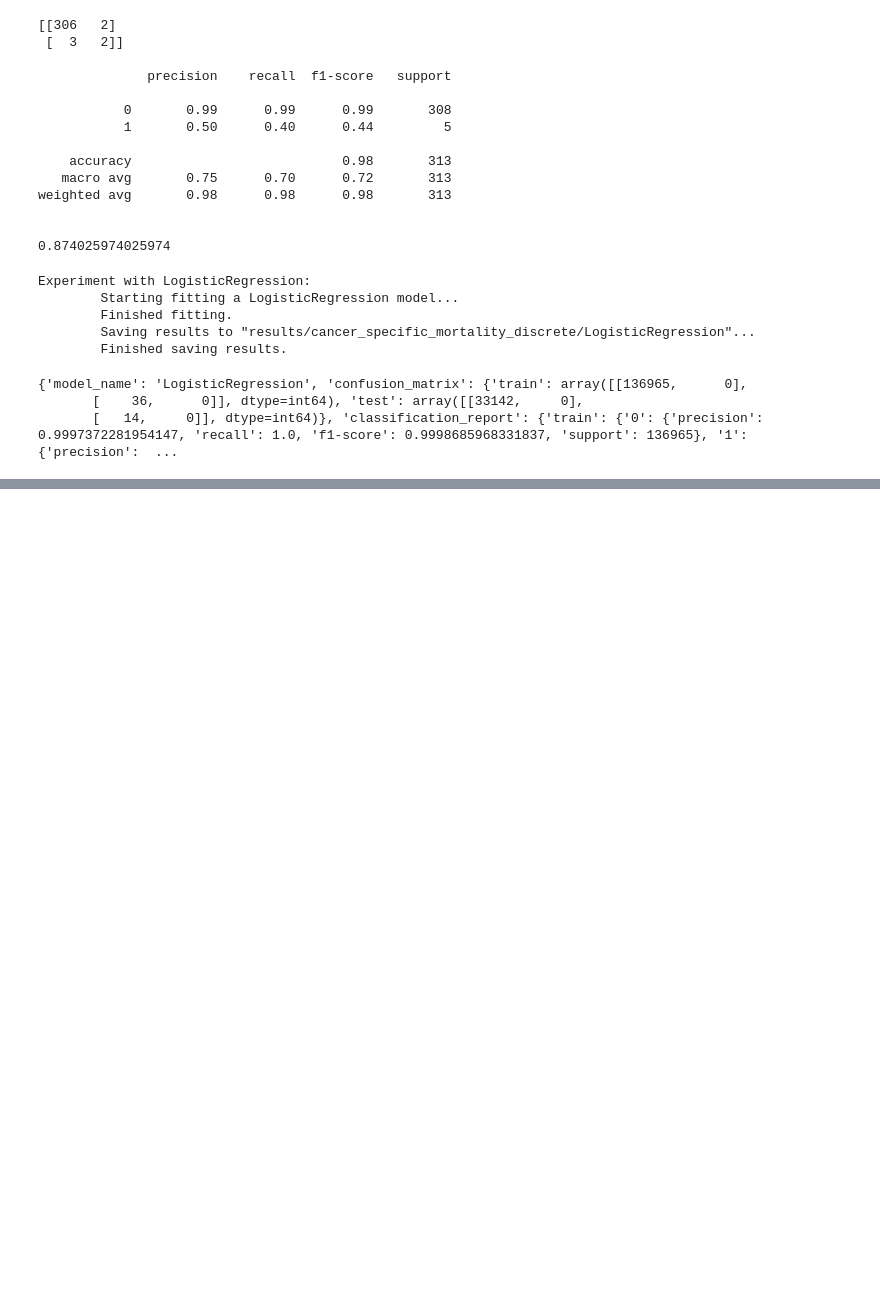
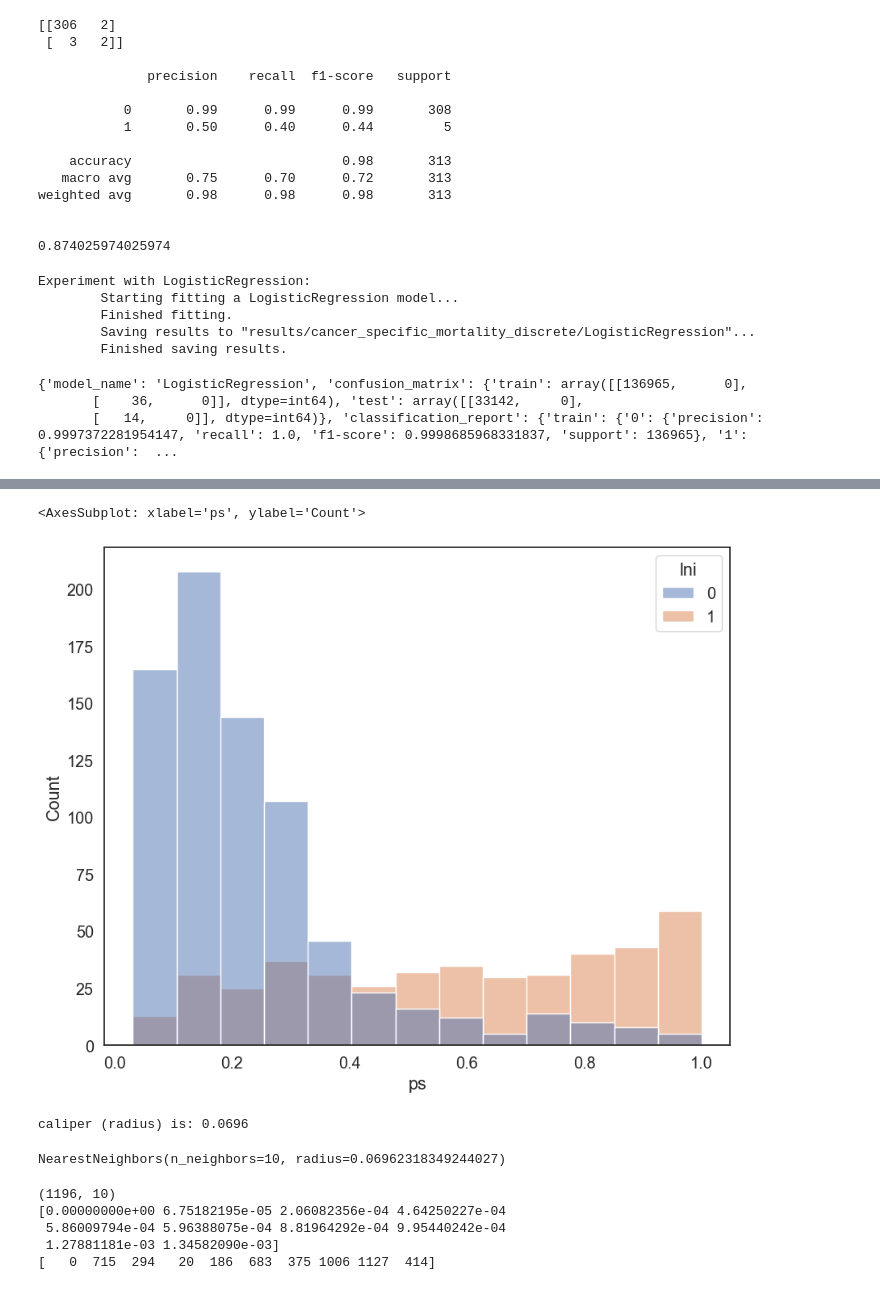
Before and after one commit to vytautas9/Tiriamasis_Projektas_3, a Jupyter notebook: ResearchProject3.ipynb, the cells around one changed output, grey strips where cells are left out. Drawn from its saved outputs; the diff is of its cells as text; code cells hidden in the pictures; blank space fills up the shorter version.

Commit message:
experimenting with propensity score matching

```diff
--- a/ResearchProject3.ipynb
+++ b/ResearchProject3.ipynb
@@ -964,0 +1189,13 @@ print(experiment_info)
+# %%
+# choose features for propensity score calculation
+X = train_lni_Unknown_0[['age', 'psa', 'clinical_stage', 'BxGleason', 'biopsy_gleason_gg',
+                         'pathological_gleason_gg', 'pathologic_stage', 'surgical_margin_status',
+                         'persistent_psa', 'Rpgleson', 'TRYSgrupes']] #'PLNDO1' ,
+
+X = pd.get_dummies(X, columns=['clinical_stage', 'pathological_gleason_gg', 'biopsy_gleason_gg',
+                               'pathologic_stage', 'surgical_margin_status', 'persistent_psa','TRYSgrupes'])
+# 'PLNDO1'
+
+y = train_lni_Unknown_0['lni']
+
+X.head()
@@ -964,0 +1210,5 @@ print(experiment_info)
+# %%
+# use logistic regression to calculate the propensity scores
+from sklearn.linear_model import LogisticRegression
+lr = LogisticRegression(max_iter=1000)
+lr.fit(X, y)
@@ -964,0 +1242,15 @@ print(experiment_info)
+# %%
+# prediction
+pred_prob = lr.predict_proba(X)  # probabilities for classes
+# %%
+# the propensity score (ps) is the probability of being 1 (i.e., in the treatment group)
+train_lni_Unknown_0['ps'] = pred_prob[:, 1]
+
+# calculate the logit of the propensity score for matching
+def logit(p):
+    logit_value = math.log(p / (1-p))
+    return logit_value
+
+train_lni_Unknown_0['ps_logit'] = train_lni_Unknown_0.ps.apply(lambda x: logit(x))
+
+train_lni_Unknown_0.head()
@@ -964,0 +1265,42 @@ print(experiment_info)
+# %%
+# check the overlap of ps for control and treatment using histogram
+# if not much overlap, the matching won't work
+sns.histplot(data=train_lni_Unknown_0, x='ps', hue='lni')
+# %% [output]
+<AxesSubplot: xlabel='ps', ylabel='Count'>
+[figure, added]
+# %%
+# use 25% of standard deviation of the propensity score as the caliper/radius
+# get the k closest neighbors for each observations
+# relax caliper and increase k can provide more matches
+
+from sklearn.neighbors import NearestNeighbors
+
+caliper = np.std(train_lni_Unknown_0.ps) * 0.25
+print(f'caliper (radius) is: {caliper:.4f}')
+
+n_neighbors = 10
+
+# setup knn
+knn = NearestNeighbors(n_neighbors=n_neighbors, radius=caliper)
+
+ps = train_lni_Unknown_0[['ps']]  # double brackets as a dataframe
+knn.fit(ps)
+# %% [output]
+caliper (radius) is: 0.0696
+NearestNeighbors(n_neighbors=10, radius=0.06962318349244027)
+# %%
+# distances and indexes
+distances, neighbor_indexes = knn.kneighbors(ps)
+
+print(neighbor_indexes.shape)
+
+# the 10 closest points to the first point
+print(distances[0])
+print(neighbor_indexes[0])
+# %% [output]
+(1196, 10)
+[0.00000000e+00 6.75182195e-05 2.06082356e-04 4.64250227e-04
+ 5.86009794e-04 5.96388075e-04 8.81964292e-04 9.95440242e-04
+ 1.27881181e-03 1.34582090e-03]
+[   0  715  294   20  186  683  375 1006 1127  414]
```
Also changed, not shown: parts of 62 cells of this notebook.
